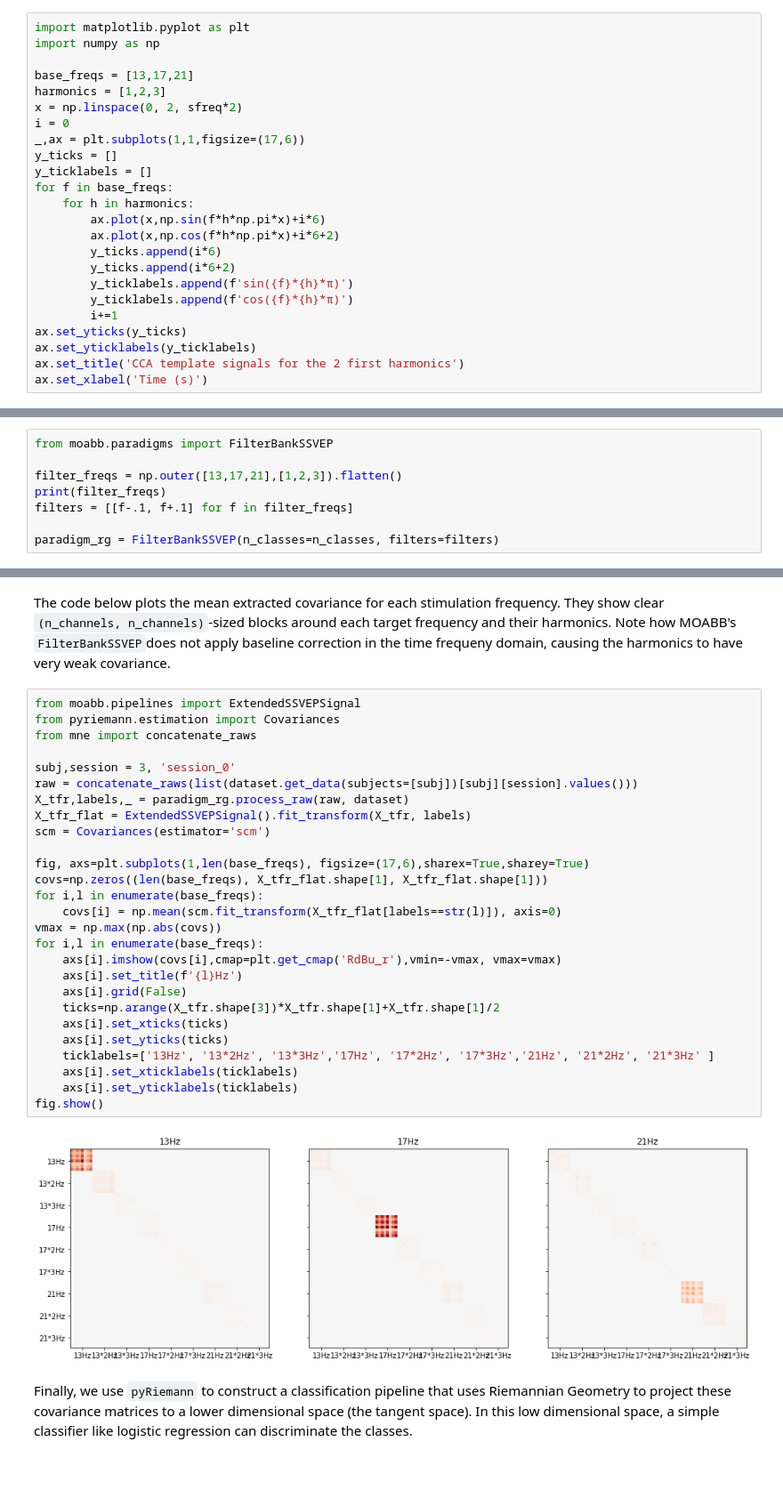
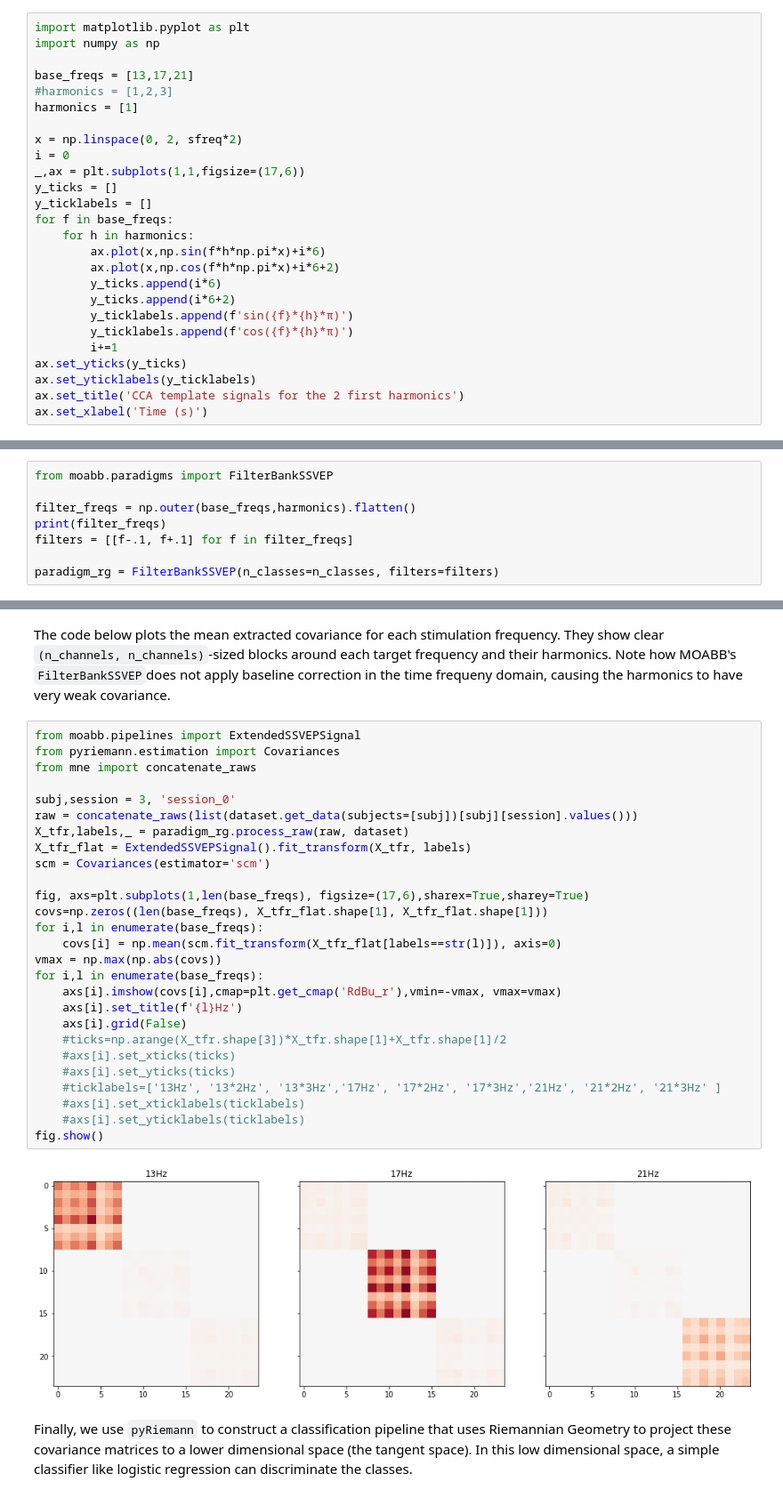
Before and after one commit to NeuroTech-Leuven/ssvep-workshop, a Jupyter notebook: notebooks/3b_ssvep_algorithms_solution.ipynb, the cells around one changed output, grey strips where cells are left out. Shown at 89% size. Drawn from its saved outputs; the diff is of its cells as text; blank space fills up the shorter version.

```diff
--- a/notebooks/3b_ssvep_algorithms_solution.ipynb
+++ b/notebooks/3b_ssvep_algorithms_solution.ipynb
@@ -27,7 +27,9 @@ import matplotlib.pyplot as plt
 import numpy as np
 
 base_freqs = [13,17,21]
-harmonics = [1,2,3]
+#harmonics = [1,2,3]
+harmonics = [1]
+
 x = np.linspace(0, 2, sfreq*2)
 i = 0
 _,ax = plt.subplots(1,1,figsize=(17,6))
@@ -85,7 +87,7 @@ To obtain SSVEP feature covariance matrices, `FilterBankSSVEP` applies a time-fr
 # %%
 from moabb.paradigms import FilterBankSSVEP
 
-filter_freqs = np.outer([13,17,21],[1,2,3]).flatten()
+filter_freqs = np.outer(base_freqs,harmonics).flatten()
 print(filter_freqs)
 filters = [[f-.1, f+.1] for f in filter_freqs]
 
@@ -98,32 +100,32 @@ The code below plots the mean extracted covariance for each stimulation frequenc
 # %%
 from moabb.pipelines import ExtendedSSVEPSignal
 from pyriemann.estimation import Covariances
 from mne import concatenate_raws
 
 subj,session = 3, 'session_0'
 raw = concatenate_raws(list(dataset.get_data(subjects=[subj])[subj][session].values()))
 X_tfr,labels,_ = paradigm_rg.process_raw(raw, dataset)
 X_tfr_flat = ExtendedSSVEPSignal().fit_transform(X_tfr, labels)
 scm = Covariances(estimator='scm')
 
 fig, axs=plt.subplots(1,len(base_freqs), figsize=(17,6),sharex=True,sharey=True)
 covs=np.zeros((len(base_freqs), X_tfr_flat.shape[1], X_tfr_flat.shape[1]))
 for i,l in enumerate(base_freqs):
     covs[i] = np.mean(scm.fit_transform(X_tfr_flat[labels==str(l)]), axis=0)
 vmax = np.max(np.abs(covs))
 for i,l in enumerate(base_freqs):
     axs[i].imshow(covs[i],cmap=plt.get_cmap('RdBu_r'),vmin=-vmax, vmax=vmax)
     axs[i].set_title(f'{l}Hz')
     axs[i].grid(False)
-    ticks=np.arange(X_tfr.shape[3])*X_tfr.shape[1]+X_tfr.shape[1]/2
-    axs[i].set_xticks(ticks)
-    axs[i].set_yticks(ticks)
-    ticklabels=['13Hz', '13*2Hz', '13*3Hz','17Hz', '17*2Hz', '17*3Hz','21Hz', '21*2Hz', '21*3Hz' ]
-    axs[i].set_xticklabels(ticklabels)
-    axs[i].set_yticklabels(ticklabels)
+    #ticks=np.arange(X_tfr.shape[3])*X_tfr.shape[1]+X_tfr.shape[1]/2
+    #axs[i].set_xticks(ticks)
+    #axs[i].set_yticks(ticks)
+    #ticklabels=['13Hz', '13*2Hz', '13*3Hz','17Hz', '17*2Hz', '17*3Hz','21Hz', '21*2Hz', '21*3Hz' ]
+    #axs[i].set_xticklabels(ticklabels)
+    #axs[i].set_yticklabels(ticklabels)
 fig.show()
 # %% [output]
-[figure, old version]
+[figure, new version]
 # %% [markdown]
 Finally, we use `pyRiemann` to construct a classification pipeline that uses Riemannian Geometry to project these covariance matrices to a lower dimensional space (the tangent space). In this low dimensional space, a simple classifier like logistic regression can discriminate the classes.
 # %%
```
Also changed, not shown: parts of 7 cells of this notebook, 6 other files.
